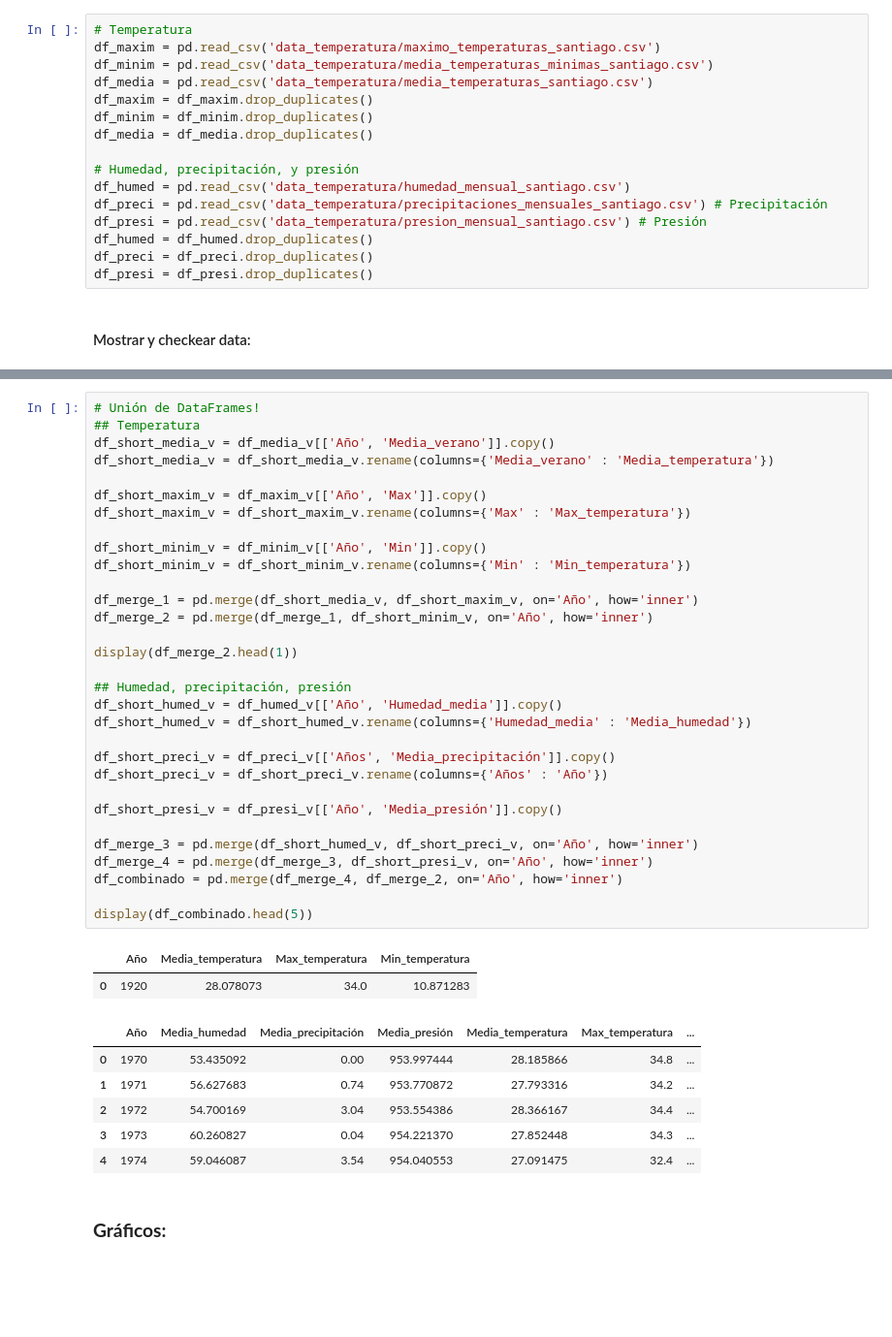
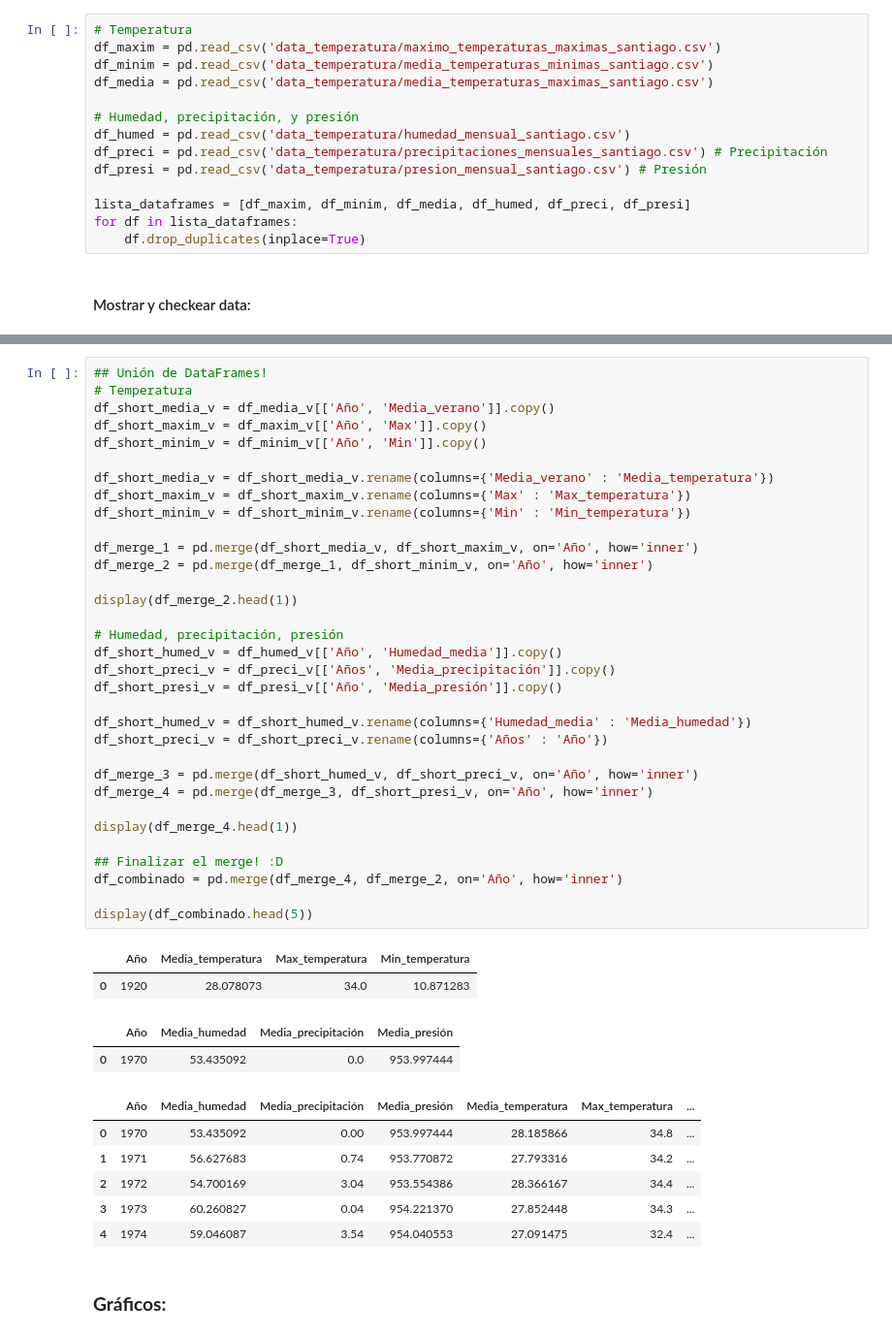
Before and after one commit to juaco-21/Proyect_IMT2200_Idea, a Jupyter notebook: notebooks/EDA.ipynb, the cells around one changed output, grey strips where cells are left out. Shown at 97% size. Cells and saved outputs as stored; diff of their text form; blank space fills up the shorter version.

```diff
--- a/notebooks/EDA.ipynb
+++ b/notebooks/EDA.ipynb
@@ -11,20 +12,18 @@ import seaborn as sns
 #### Cargar data:
 # %%
 # Temperatura
-df_maxim = pd.read_csv('data_temperatura/maximo_temperaturas_santiago.csv')
+df_maxim = pd.read_csv('data_temperatura/maximo_temperaturas_maximas_santiago.csv')
 df_minim = pd.read_csv('data_temperatura/media_temperaturas_minimas_santiago.csv')
-df_media = pd.read_csv('data_temperatura/media_temperaturas_santiago.csv')
-df_maxim = df_maxim.drop_duplicates()
-df_minim = df_minim.drop_duplicates()
-df_media = df_media.drop_duplicates()
+df_media = pd.read_csv('data_temperatura/media_temperaturas_maximas_santiago.csv')
 
 # Humedad, precipitación, y presión
 df_humed = pd.read_csv('data_temperatura/humedad_mensual_santiago.csv')
 df_preci = pd.read_csv('data_temperatura/precipitaciones_mensuales_santiago.csv') # Precipitación
 df_presi = pd.read_csv('data_temperatura/presion_mensual_santiago.csv') # Presión
-df_humed = df_humed.drop_duplicates()
-df_preci = df_preci.drop_duplicates()
-df_presi = df_presi.drop_duplicates()
+
+lista_dataframes = [df_maxim, df_minim, df_media, df_humed, df_preci, df_presi]
+for df in lista_dataframes:
+    df.drop_duplicates(inplace=True)
 # %% [markdown]
 #### Mostrar y checkear data:
 # %%
@@ -134,42 +122,46 @@ display(df_presi.head(2))
 # %%
-# Unión de DataFrames!
-## Temperatura
+## Unión de DataFrames!
+# Temperatura
 df_short_media_v = df_media_v[['Año', 'Media_verano']].copy()
+df_short_maxim_v = df_maxim_v[['Año', 'Max']].copy()
+df_short_minim_v = df_minim_v[['Año', 'Min']].copy()
+
 df_short_media_v = df_short_media_v.rename(columns={'Media_verano' : 'Media_temperatura'})
-
-df_short_maxim_v = df_maxim_v[['Año', 'Max']].copy()
 df_short_maxim_v = df_short_maxim_v.rename(columns={'Max' : 'Max_temperatura'})
-
-df_short_minim_v = df_minim_v[['Año', 'Min']].copy()
 df_short_minim_v = df_short_minim_v.rename(columns={'Min' : 'Min_temperatura'})
 
 df_merge_1 = pd.merge(df_short_media_v, df_short_maxim_v, on='Año', how='inner')
 df_merge_2 = pd.merge(df_merge_1, df_short_minim_v, on='Año', how='inner')
 
 display(df_merge_2.head(1))
 
-## Humedad, precipitación, presión
+# Humedad, precipitación, presión
 df_short_humed_v = df_humed_v[['Año', 'Humedad_media']].copy()
+df_short_preci_v = df_preci_v[['Años', 'Media_precipitación']].copy()
+df_short_presi_v = df_presi_v[['Año', 'Media_presión']].copy()
+
 df_short_humed_v = df_short_humed_v.rename(columns={'Humedad_media' : 'Media_humedad'})
-
-df_short_preci_v = df_preci_v[['Años', 'Media_precipitación']].copy()
 df_short_preci_v = df_short_preci_v.rename(columns={'Años' : 'Año'})
-
-df_short_presi_v = df_presi_v[['Año', 'Media_presión']].copy()
 
 df_merge_3 = pd.merge(df_short_humed_v, df_short_preci_v, on='Año', how='inner')
 df_merge_4 = pd.merge(df_merge_3, df_short_presi_v, on='Año', how='inner')
+
+display(df_merge_4.head(1))
+
+## Finalizar el merge! :D
 df_combinado = pd.merge(df_merge_4, df_merge_2, on='Año', how='inner')
 
 display(df_combinado.head(5))
 # %% [output]
 |  | Año | Media_temperatura | Max_temperatura | Min_temperatura |
 | 0 | 1920 | 28.078073 | 34.0 | 10.871283 |
-|  | Año | Media_humedad | Media_precipitación | Media_presión | Media_temperatura | Max_temperatura | ... |
-| 0 | 1970 | 53.435092 | 0.00 | 953.997444 | 28.185866 | 34.8 | ... |
-| 1 | 1971 | 56.627683 | 0.74 | 953.770872 | 27.793316 | 34.2 | ... |
-| 2 | 1972 | 54.700169 | 3.04 | 953.554386 | 28.366167 | 34.4 | ... |
-| 3 | 1973 | 60.260827 | 0.04 | 954.221370 | 27.852448 | 34.3 | ... |
-| 4 | 1974 | 59.046087 | 3.54 | 954.040553 | 27.091475 | 32.4 | ... |
+|  | Año | Media_humedad | Media_precipitación | Media_presión |
+| 0 | 1970 | 53.435092 | 0.0 | 953.997444 |
+|  | Año | Media_humedad | Media_precipitación | Media_presión | Media_temperatura | Max_temperatura | ... |
+| 0 | 1970 | 53.435092 | 0.00 | 953.997444 | 28.185866 | 34.8 | ... |
+| 1 | 1971 | 56.627683 | 0.74 | 953.770872 | 27.793316 | 34.2 | ... |
+| 2 | 1972 | 54.700169 | 3.04 | 953.554386 | 28.366167 | 34.4 | ... |
+| 3 | 1973 | 60.260827 | 0.04 | 954.221370 | 27.852448 | 34.3 | ... |
+| 4 | 1974 | 59.046087 | 3.54 | 954.040553 | 27.091475 | 32.4 | ... |
 # %% [markdown]
 ### **Gráficos:**
```
Also changed, not shown: parts of 15 cells of this notebook.
